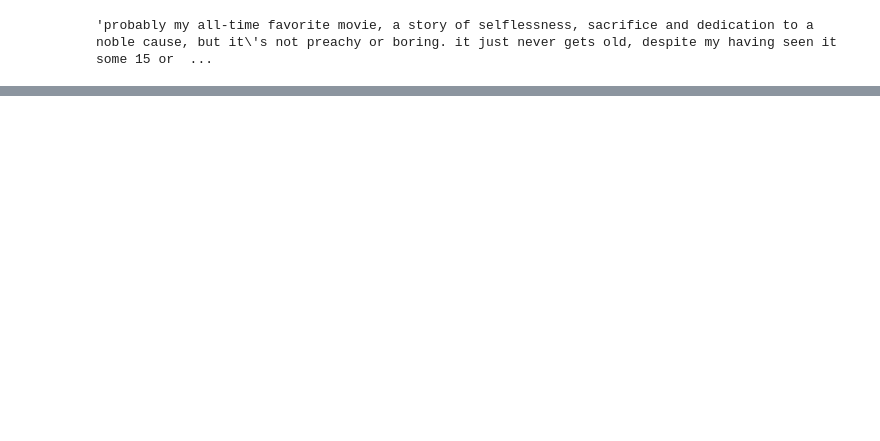
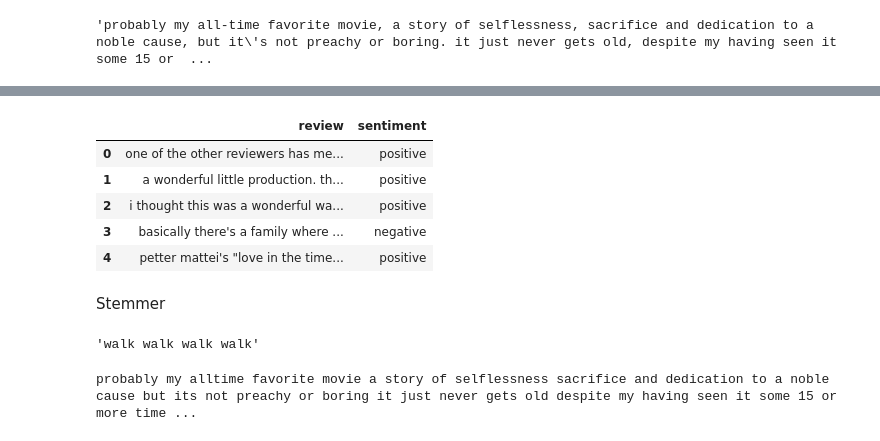
Before and after one commit to Roshanchau/GenAI, a Jupyter notebook: Data processing and Embeddings/text_preprocessing.ipynb, the cells around one changed output, grey strips where cells are left out. Cells and saved outputs as stored; diff of their text form; code cells hidden in the pictures; blank space fills up the shorter version.

```diff
--- a/Data processing and Embeddings/text_preprocessing.ipynb
+++ b/Data processing and Embeddings/text_preprocessing.ipynb
@@ -101,0 +471,11 @@ df['review'][5]
+# %%
+df.head()
+# %% [output]
+|  | review | sentiment |
+| 0 | one of the other reviewers has me... | positive |
+| 1 | a wonderful little production. th... | positive |
+| 2 | i thought this was a wonderful wa... | positive |
+| 3 | basically there's a family where ... | negative |
+| 4 | petter mattei's "love in the time... | positive |
+# %% [markdown]
+Stemmer
@@ -101,0 +488,10 @@ df['review'][5]
+# %%
+sample = "walk walks walking walked"
+stem_words(sample)
+# %% [output]
+'walk walk walk walk'
+# %%
+text = 'probably my alltime favorite movie a story of selflessness sacrifice and dedication to a noble cause but its not preachy or boring it just never gets old despite my having seen it some 15 or more times in the last 25 years paul lukas performance brings tears to my eyes and bette davis in one of her very few truly sympathetic roles is a delight the kids are as grandma says more like dressedup midgets than children but that only makes them more fun to watch and the mothers slow awakening to whats happening in the world and under her own roof is believable and startling if i had a dozen thumbs theyd all be up for this movie'
+print(text)
+# %% [output]
+probably my alltime favorite movie a story of selflessness sacrifice and dedication to a noble cause but its not preachy or boring it just never gets old despite my having seen it some 15 or more time ...
```
Also changed, not shown: parts of 65 cells of this notebook.
